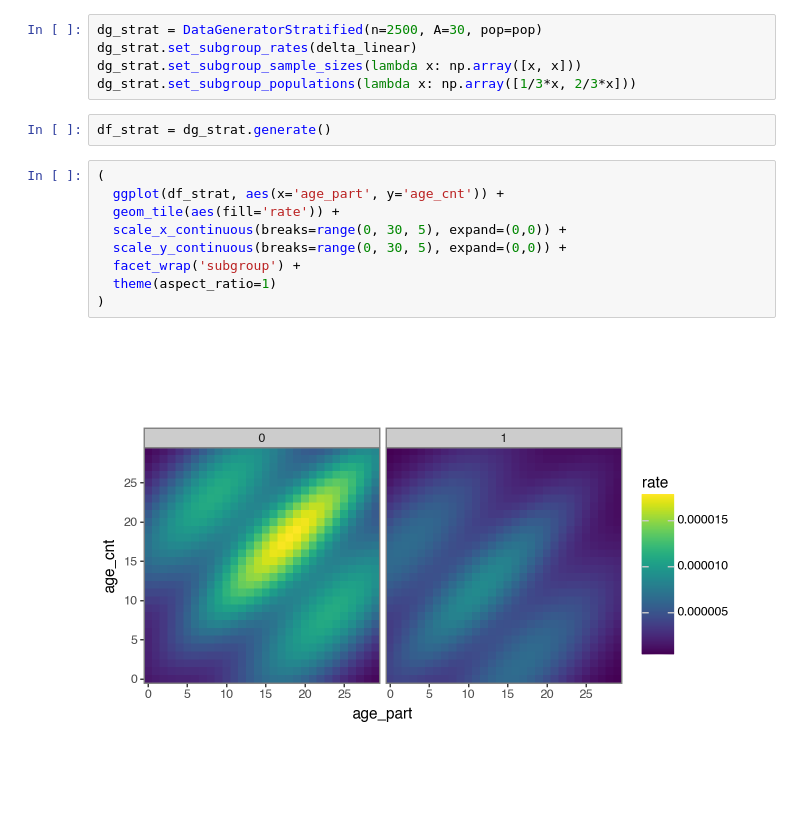
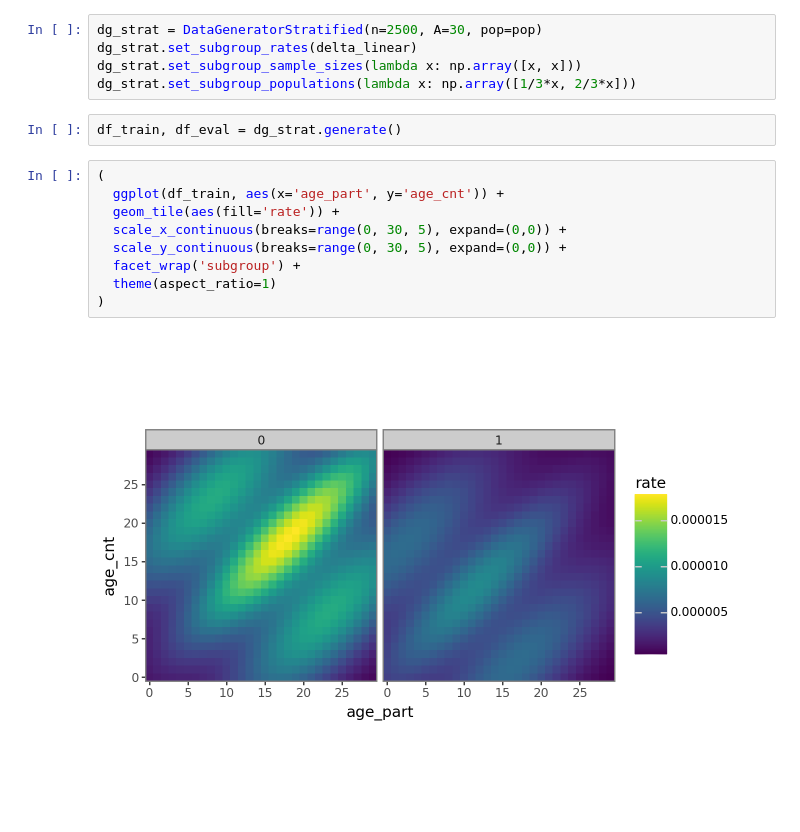
Before and after one commit to ShozenD/cntmosaic, a Jupyter notebook: notebooks/simulate_data.ipynb, the cells around one changed output. Cells and saved outputs as stored; diff of their text form.

```diff
--- a/notebooks/simulate_data.ipynb
+++ b/notebooks/simulate_data.ipynb
@@ -90,15 +91,15 @@ dg_strat.set_subgroup_rates(delta_linear)
 dg_strat.set_subgroup_sample_sizes(lambda x: np.array([x, x]))
 dg_strat.set_subgroup_populations(lambda x: np.array([1/3*x, 2/3*x]))
 # %%
-df_strat = dg_strat.generate()
+df_train, df_eval = dg_strat.generate()
 # %%
 (
-  ggplot(df_strat, aes(x='age_part', y='age_cnt')) +
+  ggplot(df_train, aes(x='age_part', y='age_cnt')) +
   geom_tile(aes(fill='rate')) +
   scale_x_continuous(breaks=range(0, 30, 5), expand=(0,0)) +
   scale_y_continuous(breaks=range(0, 30, 5), expand=(0,0)) +
   facet_wrap('subgroup') +
   theme(aspect_ratio=1)
 )
 # %% [output]
-[figure, old version]
+[figure, new version]
```
Also changed, not shown: parts of 10 cells of this notebook, 7 other files.
